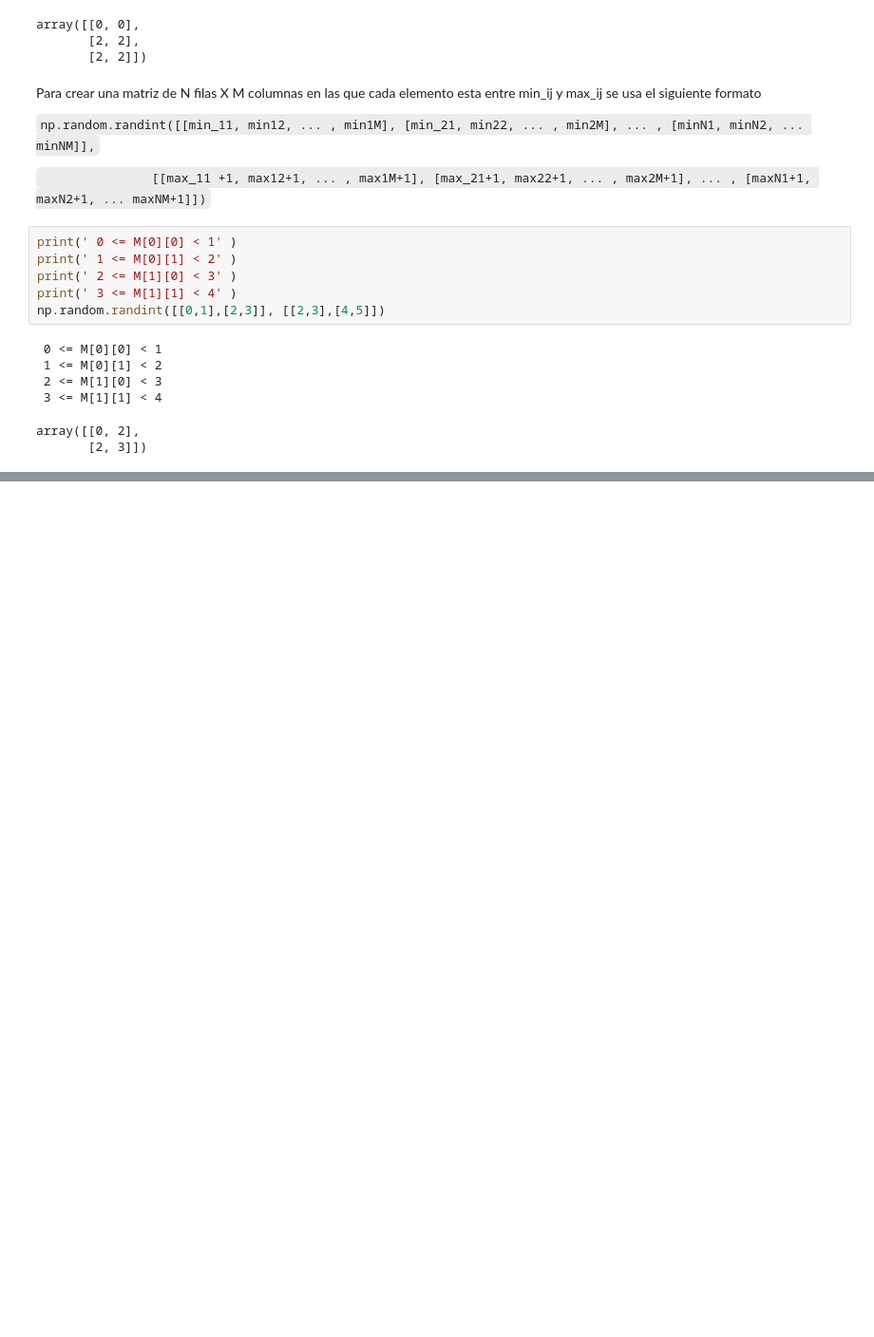
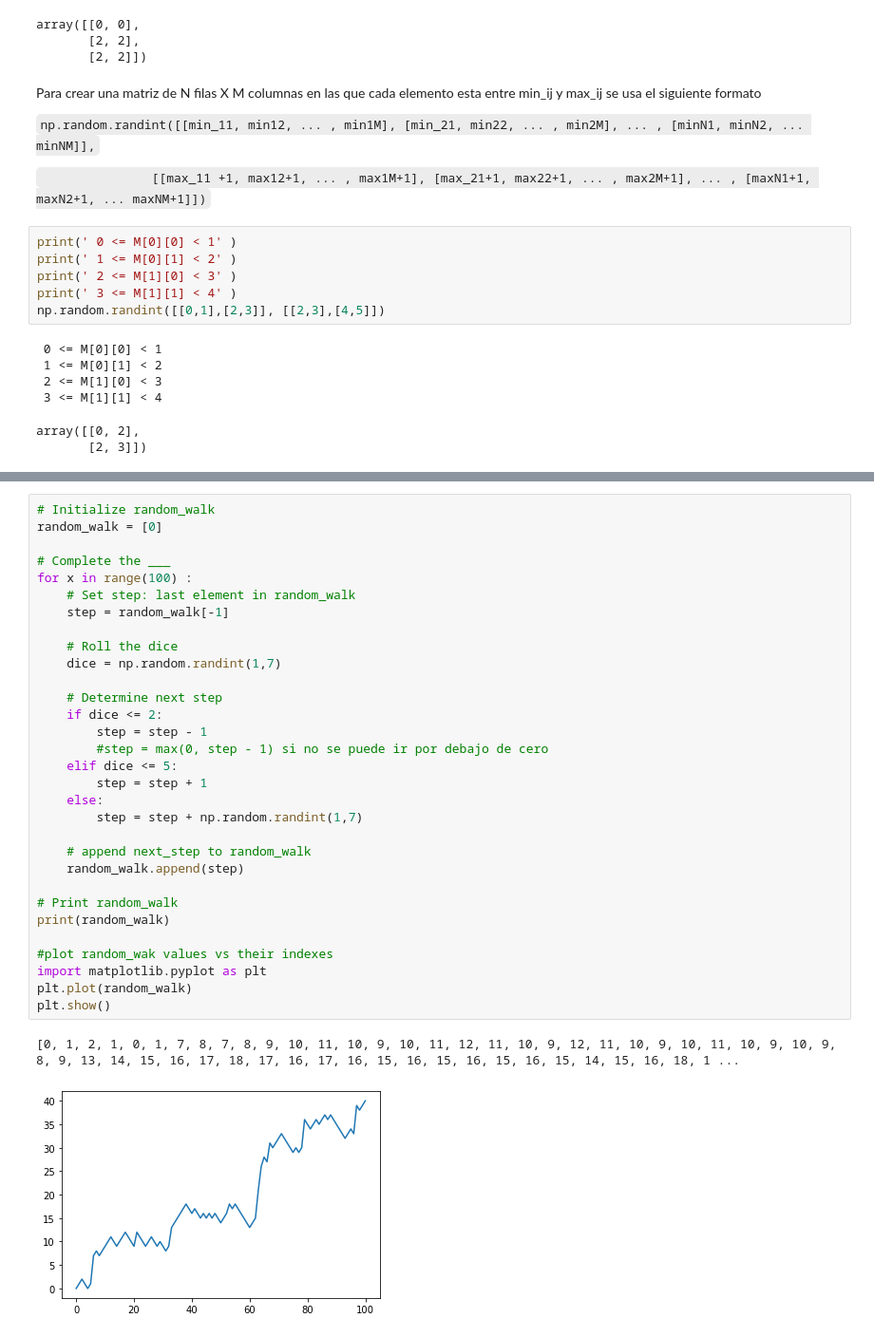
Before and after one commit to aforeroo/notebooks, a Jupyter notebook: random-numbers.ipynb, the cells around one changed output, grey strips where cells are left out. Shown: that part at 95% size. Drawn from its saved outputs; the diff is of its cells as text; blank space fills up the shorter version.

Commit message:
intro random-numbers in python

```diff
--- a/random-numbers.ipynb
+++ b/random-numbers.ipynb
@@ -153,0 +158,34 @@ array([[0, 2],
+# %%
+# Initialize random_walk
+random_walk = [0]
+
+# Complete the ___
+for x in range(100) :
+    # Set step: last element in random_walk
+    step = random_walk[-1]
+
+    # Roll the dice
+    dice = np.random.randint(1,7)
+
+    # Determine next step
+    if dice <= 2:
+        step = step - 1
+        #step = max(0, step - 1) si no se puede ir por debajo de cero
+    elif dice <= 5:
+        step = step + 1
+    else:
+        step = step + np.random.randint(1,7)
+
+    # append next_step to random_walk
+    random_walk.append(step)
+
+# Print random_walk
+print(random_walk)
+
+#plot random_wak values vs their indexes
+import matplotlib.pyplot as plt
+plt.plot(random_walk)
+plt.show()
+# %% [output]
+[0, 1, 2, 1, 0, 1, 7, 8, 7, 8, 9, 10, 11, 10, 9, 10, 11, 12, 11, 10, 9, 12, 11, 10, 9, 10, 11, 10, 9, 10, 9, 8, 9, 13, 14, 15, 16, 17, 18, 17, 16, 17, 16, 15, 16, 15, 16, 15, 16, 15, 14, 15, 16, 18, 1 ...
+[figure, added]
```
Also changed, not shown: parts of 21 cells of this notebook.
